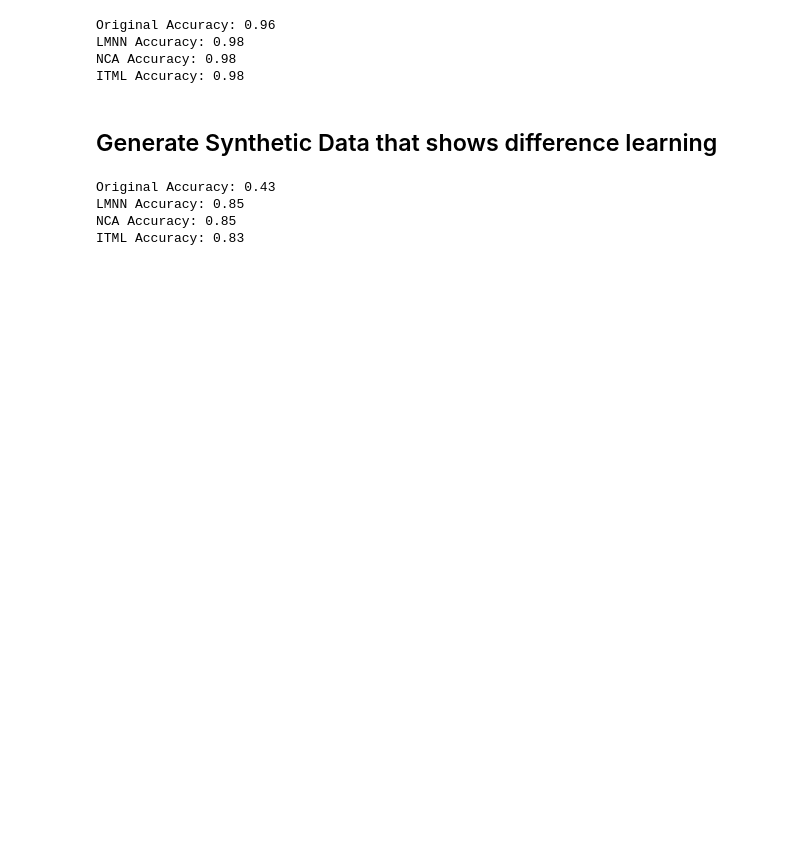
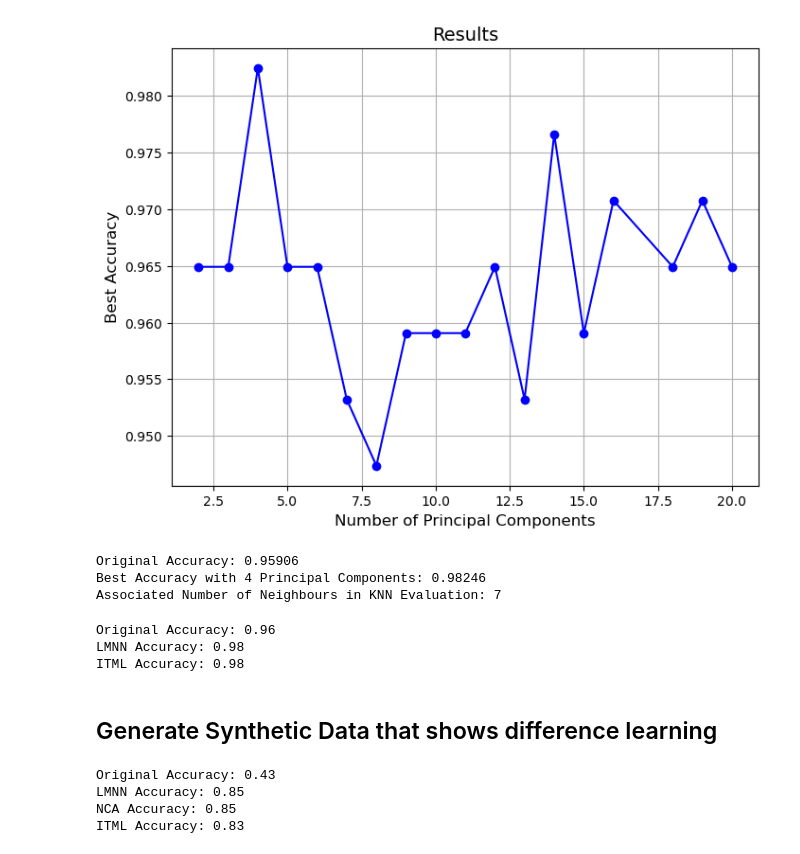
Before and after one commit to Evicten/sml_distance_learning, a Jupyter notebook: distance_learning.ipynb, the cells around one changed output. Drawn from its saved outputs; the diff is of its cells as text; code cells hidden in the pictures; blank space fills up the shorter version.

```diff
--- a/distance_learning.ipynb
+++ b/distance_learning.ipynb
@@ -61,2 +412,71 @@ print(y.shape)
+# %%
+
+Numberofcomponents = [2,3,4,5,6,7,8,9,10,11,12,13,14,15,16,18,19,20]
+
+Acurracies = []
+
+best_acurracy = 0
+components_max_acc = None
+number_neighbours = None
+
+#plotwithpca(X_test,y_test,"Original Space of Test Set")
+#plotwithpca(X_train,y_train,"Original Space of Training Set")
+
+for number_components in Numberofcomponents:
+
+    #Tranforming Data
+    best_k= evaluate_nca(X_train,y_train,number_components)
+    nca = NCA(n_components=number_components)
+    nca.fit(X_train, y_train)
+    X_train_nca = nca.transform(X_train)
+    X_test_nca = nca.transform(X_test)
+
+    #plotwithpca(X_train_nca,y_train,"Transformed Space of Training Set")
+    #plotwithpca(X_test_nca,y_test,"Transformed Space of Test Set")
+
+    # k-NN Classifier
+    knn = KNeighborsClassifier(n_neighbors=best_k)
+
+    # NCA Evaluation
+    knn.fit(X_train_nca, y_train)
+    y_pred_nca = knn.predict(X_test_nca)
+    nca_acc = accuracy_score(y_test, y_pred_nca)
+
+    Acurracies.append((number_components,nca_acc))
+
+    if(nca_acc > best_acurracy):
+        best_acurracy = nca_acc
+        components_max_acc = number_components
+        number_neighbours = best_k
+
+
+
+# Plot of the results
+x, y = zip(*Acurracies)
+plt.figure(figsize=(8, 6))
+plt.plot(x, y, marker='o', linestyle='-', color='b')
+plt.title(f'Results', fontsize=14)
+plt.xlabel('Number of Principal Components', fontsize=12)
+plt.ylabel('Best Accuracy', fontsize=12)
+plt.grid(True)
+plt.show()
+
+# k-NN Classifier
+best_knn = KNeighborsClassifier(n_neighbors=number_neighbours)
+
+# Evaluating k-NN on Original Data
+best_knn.fit(X_train, y_train)
+y_pred = best_knn.predict(X_test)
+acc = accuracy_score(y_test, y_pred)
+
+print(f"Original Accuracy: {acc:.5f}")
+
+print(f"Best Accuracy with {components_max_acc} Principal Components: {best_acurracy:.5f}")
+print(f"Associated Number of Neighbours in KNN Evaluation: {best_k}")
+# %% [output]
+[figure, added]
+Original Accuracy: 0.95906
+Best Accuracy with 4 Principal Components: 0.98246
+Associated Number of Neighbours in KNN Evaluation: 7
 # %%
 # LMNN
@@ -92,9 +512,9 @@ y_pred_lmnn = knn.predict(X_test_lmnn)
 lmnn_acc = accuracy_score(y_test, y_pred_lmnn)
 
 # Evaluate NCA
-knn.fit(X_train_nca, y_train)
-y_pred_nca = knn.predict(X_test_nca)
-nca_acc = accuracy_score(y_test, y_pred_nca)
+#knn.fit(X_train_nca, y_train)
+#y_pred_nca = knn.predict(X_test_nca)
+#nca_acc = accuracy_score(y_test, y_pred_nca)
 
 # Evaluate ITML
 knn.fit(X_train_itml, y_train)
@@ -103,12 +523,11 @@ itml_acc = accuracy_score(y_test, y_pred_itml)
 
 print(f"Original Accuracy: {acc:.2f}")
 print(f"LMNN Accuracy: {lmnn_acc:.2f}")
-print(f"NCA Accuracy: {nca_acc:.2f}")
+#print(f"NCA Accuracy: {nca_acc:.2f}")
 print(f"ITML Accuracy: {itml_acc:.2f}")
 # %% [output]
 Original Accuracy: 0.96
 LMNN Accuracy: 0.98
-NCA Accuracy: 0.98
 ITML Accuracy: 0.98
 # %% [markdown]
 ## Generate Synthetic Data that shows difference learning
```
Also changed, not shown: parts of 22 cells of this notebook.
